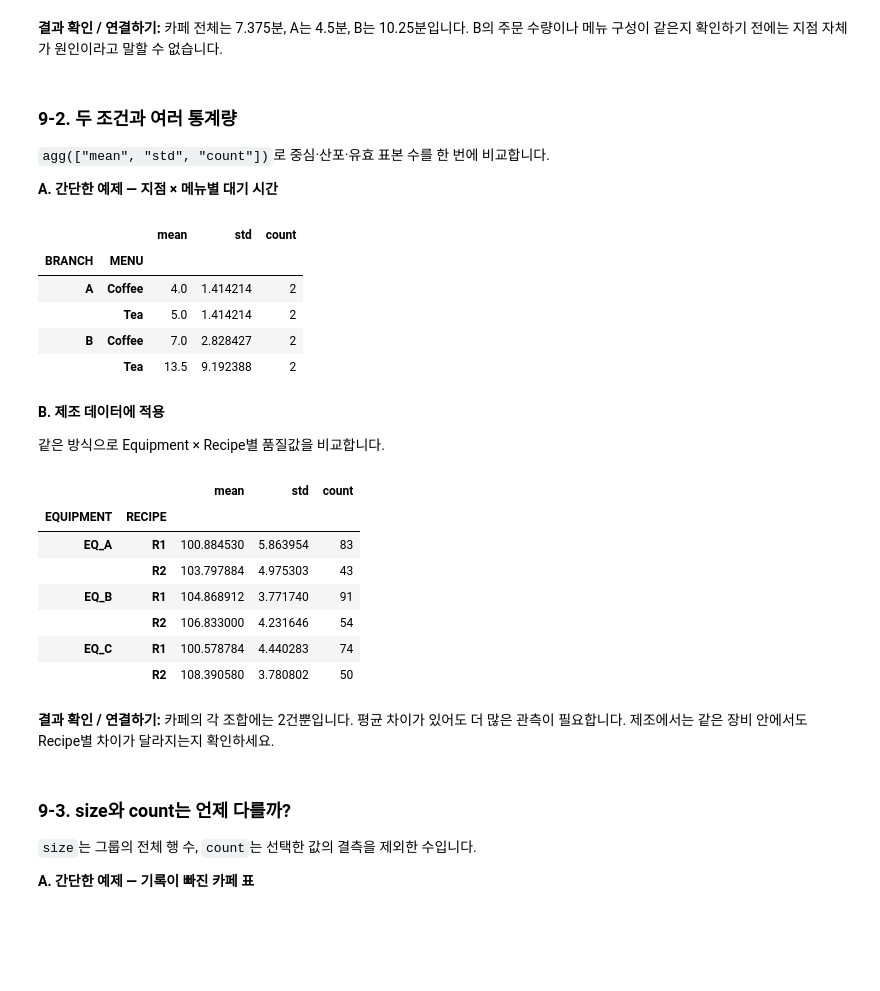
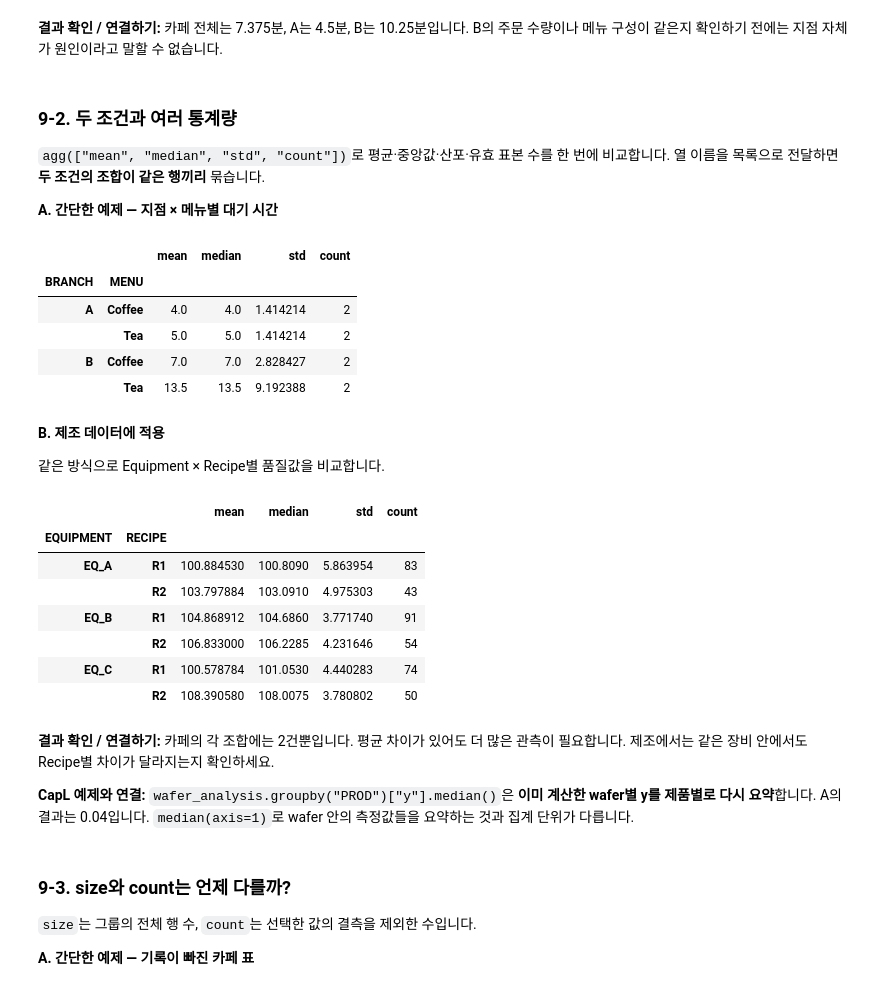
Before and after one commit to hayeong-code/hynix-ITAP, a Jupyter notebook: week1/01_Basic_Background/01_Python_Basics.ipynb, the cells around one changed output. Saved outputs shown, nothing was run; the diff lists cells and outputs as text; code cells hidden in the pictures; blank space fills up the shorter version.

```diff
--- a/week1/01_Basic_Background/01_Python_Basics.ipynb
+++ b/week1/01_Basic_Background/01_Python_Basics.ipynb
@@ -1381,41 +1461,43 @@ Name: QUALITY_VALUE, dtype: float64
 # %% [markdown]
 ### 9-2. 두 조건과 여러 통계량
 
-`agg(["mean", "std", "count"])`로 중심·산포·유효 표본 수를 한 번에 비교합니다.
+`agg(["mean", "median", "std", "count"])`로 평균·중앙값·산포·유효 표본 수를 한 번에 비교합니다. 열 이름을 목록으로 전달하면 **두 조건의 조합이 같은 행끼리** 묶습니다.
 
 **A. 간단한 예제 — 지점 × 메뉴별 대기 시간**
 # %%
 cafe_group_summary = cafe_df.groupby(["BRANCH", "MENU"])["WAIT_MIN"].agg(
-    ["mean", "std", "count"]
+    ["mean", "median", "std", "count"]
 )
 display(cafe_group_summary)
 # %% [output]
-|  |  | mean | std | count |
-| BRANCH | MENU |  |  |  |
-| A | Coffee | 4.0 | 1.414214 | 2 |
-|  | Tea | 5.0 | 1.414214 | 2 |
-| B | Coffee | 7.0 | 2.828427 | 2 |
-|  | Tea | 13.5 | 9.192388 | 2 |
+|  |  | mean | median | std | count |
+| BRANCH | MENU |  |  |  |  |
+| A | Coffee | 4.0 | 4.0 | 1.414214 | 2 |
+|  | Tea | 5.0 | 5.0 | 1.414214 | 2 |
+| B | Coffee | 7.0 | 7.0 | 2.828427 | 2 |
+|  | Tea | 13.5 | 13.5 | 9.192388 | 2 |
 # %% [markdown]
 **B. 제조 데이터에 적용**
 
 같은 방식으로 Equipment × Recipe별 품질값을 비교합니다.
 # %%
 process_group_summary = df.groupby(["EQUIPMENT", "RECIPE"])["QUALITY_VALUE"].agg(
-    ["mean", "std", "count"]
+    ["mean", "median", "std", "count"]
 )
 display(process_group_summary)
 # %% [output]
-|  |  | mean | std | count |
-| EQUIPMENT | RECIPE |  |  |  |
-| EQ_A | R1 | 100.884530 | 5.863954 | 83 |
-|  | R2 | 103.797884 | 4.975303 | 43 |
-| EQ_B | R1 | 104.868912 | 3.771740 | 91 |
-|  | R2 | 106.833000 | 4.231646 | 54 |
-| EQ_C | R1 | 100.578784 | 4.440283 | 74 |
-|  | R2 | 108.390580 | 3.780802 | 50 |
+|  |  | mean | median | std | count |
+| EQUIPMENT | RECIPE |  |  |  |  |
+| EQ_A | R1 | 100.884530 | 100.8090 | 5.863954 | 83 |
+|  | R2 | 103.797884 | 103.0910 | 4.975303 | 43 |
+| EQ_B | R1 | 104.868912 | 104.6860 | 3.771740 | 91 |
+|  | R2 | 106.833000 | 106.2285 | 4.231646 | 54 |
+| EQ_C | R1 | 100.578784 | 101.0530 | 4.440283 | 74 |
+|  | R2 | 108.390580 | 108.0075 | 3.780802 | 50 |
 # %% [markdown]
 **결과 확인 / 연결하기:** 카페의 각 조합에는 2건뿐입니다. 평균 차이가 있어도 더 많은 관측이 필요합니다. 제조에서는 같은 장비 안에서도 Recipe별 차이가 달라지는지 확인하세요.
+
+**CapL 예제와 연결:** `wafer_analysis.groupby("PROD")["y"].median()`은 **이미 계산한 wafer별 y를 제품별로 다시 요약**합니다. A의 결과는 0.04입니다. `median(axis=1)`로 wafer 안의 측정값들을 요약하는 것과 집계 단위가 다릅니다.
 # %% [markdown]
 ### 9-3. size와 count는 언제 다를까?
 
```
Also changed, not shown: parts of 43 cells of this notebook, 1 other file.
